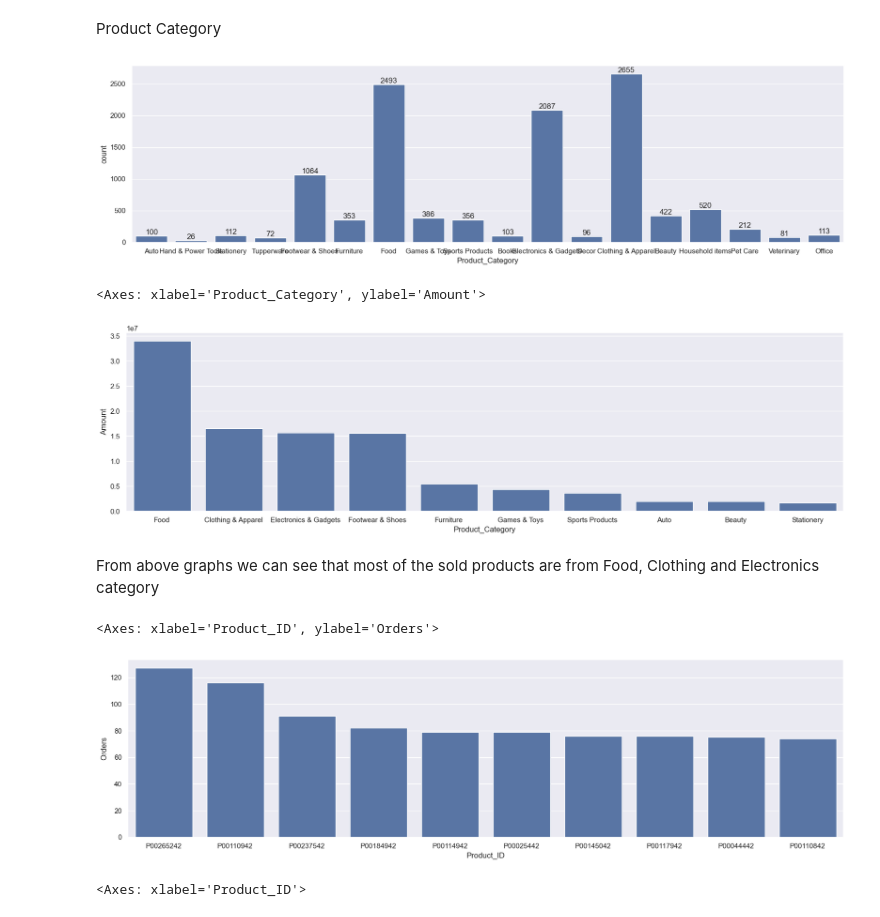
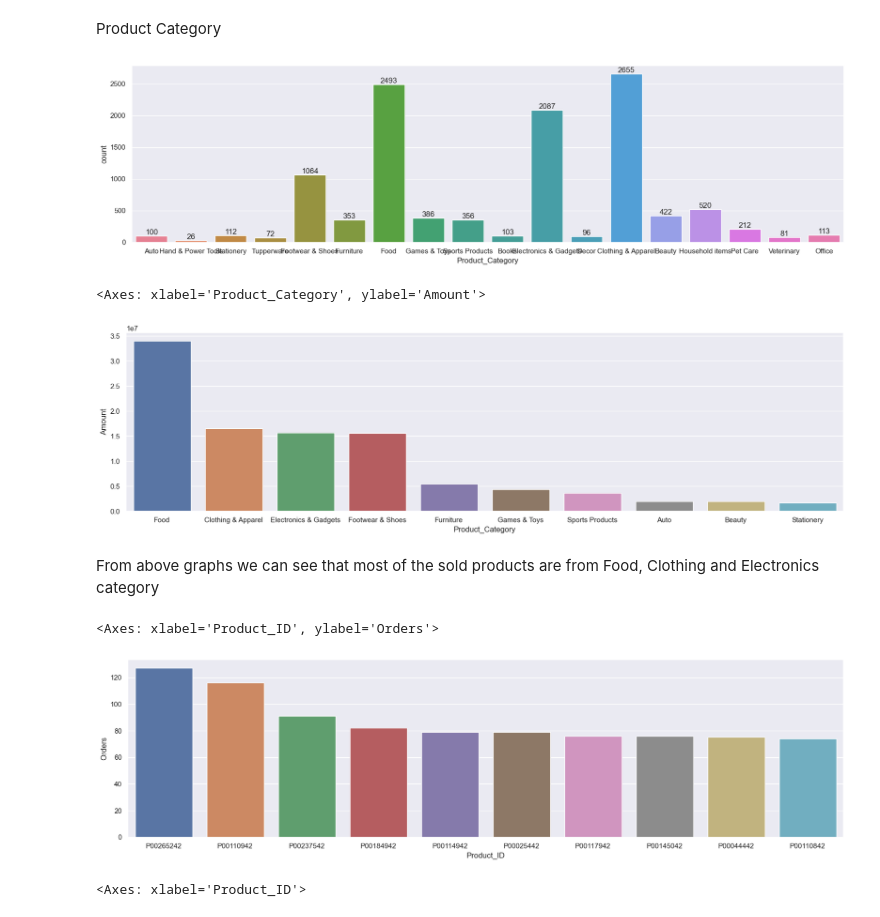
Before and after one commit to 960Subhamsingh/data_analyst_project, a Jupyter notebook: diwali_sales/diwali_sales.ipynb, the cells around one changed output. Saved outputs shown, nothing was run; the diff lists cells and outputs as text; code cells hidden in the pictures.

Commit message:
Diwali_sales_update

```diff
--- a/diwali_sales/diwali_sales.ipynb
+++ b/diwali_sales/diwali_sales.ipynb
@@ -60 +65,3 @@ dtype: int64
+# %%
+df.dropna(inplace=True)
 # %% [markdown]
@@ -210,30 +219,30 @@ From above graphs we can see that most of the buyers are working in IT, Healthca
 Product Category
 # %%
 sns.set(rc={'figure.figsize':(20,5)})
-ax = sns.countplot(data = df, x = 'Product_Category')
+ax = sns.countplot(data = df, x = 'Product_Category', hue='Product_Category')
 
 for bars in ax.containers:
     ax.bar_label(bars)
 # %% [output]
-[figure, old version]
+[figure, new version]
 # %%
 sales_state = df.groupby(['Product_Category'], as_index=False)['Amount'].sum().sort_values(by='Amount', ascending=False).head(10)
 
 sns.set(rc={'figure.figsize':(20,5)})
-sns.barplot(data = sales_state, x = 'Product_Category',y= 'Amount')
+sns.barplot(data = sales_state, x = 'Product_Category',y= 'Amount', hue='Product_Category')
 # %% [output]
 <Axes: xlabel='Product_Category', ylabel='Amount'>
-[figure, old version]
+[figure, new version]
 # %% [markdown]
 From above graphs we can see that most of the sold products are from Food, Clothing and Electronics category
 # %%
 sales_state = df.groupby(['Product_ID'], as_index=False)['Orders'].sum().sort_values(by='Orders', ascending=False).head(10)
 
 sns.set(rc={'figure.figsize':(20,5)})
-sns.barplot(data = sales_state, x = 'Product_ID',y= 'Orders')
+sns.barplot(data = sales_state, x = 'Product_ID',y= 'Orders', hue='Product_ID')
 # %% [output]
 <Axes: xlabel='Product_ID', ylabel='Orders'>
-[figure, old version]
+[figure, new version]
 # %%
 
 # top 10 most sold products (same thing as above)
```
Also changed, not shown: parts of 19 cells of this notebook.
